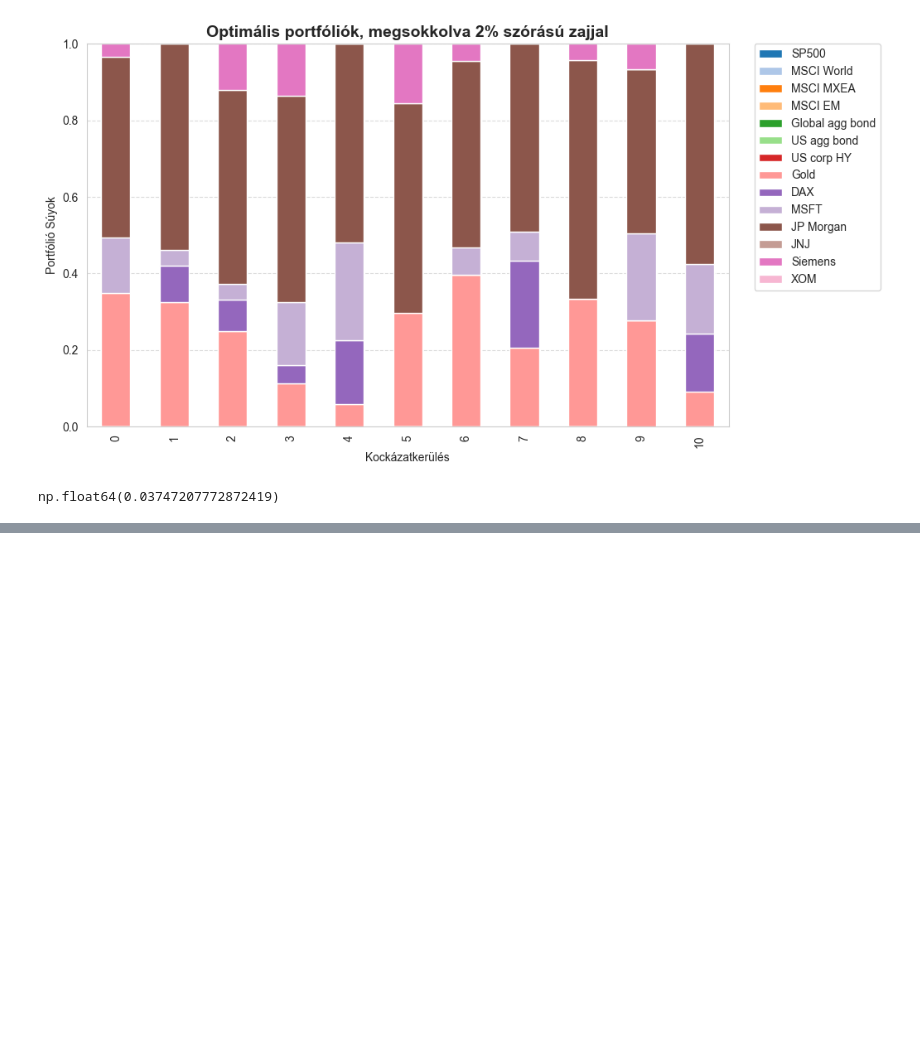
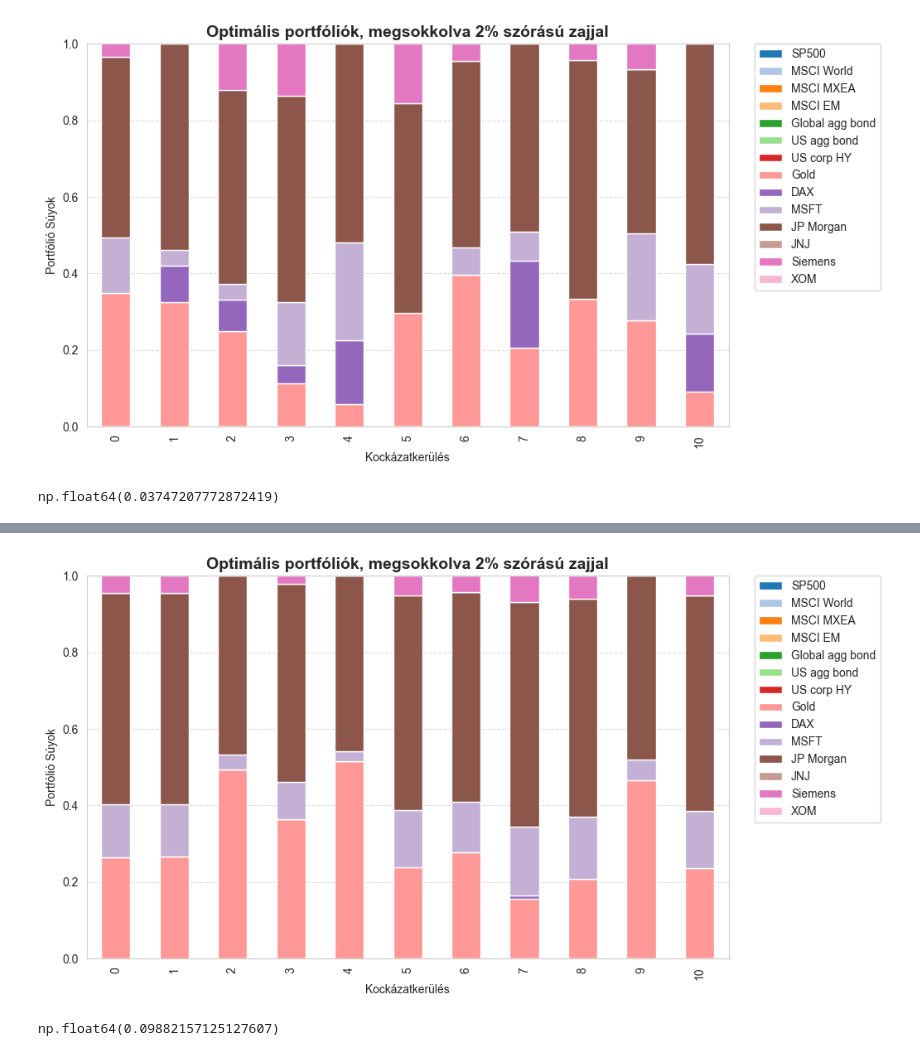
Before and after one commit to gyusza46/master_thesis, a Jupyter notebook: Kodok/mean_variance_optimization.ipynb, the cells around one changed output, grey strips where cells are left out. Cells and saved outputs as stored; diff of their text form; code cells hidden in the pictures; blank space fills up the shorter version.

Commit message:
Updating robustness test

```diff
--- a/Kodok/mean_variance_optimization.ipynb
+++ b/Kodok/mean_variance_optimization.ipynb
@@ -516,0 +519,2 @@ np.float64(0.03747207772872419)
+# %%
+mean_returns = mean_returns_original
@@ -516,0 +539,22 @@ np.float64(0.03747207772872419)
+# %%
+mean_returns_list = []
+
+noise = np.random.normal(loc=0, scale=0.02, size=1000)
+for i in range(1000):
+    dummy = mean_returns.copy()
+    dummy['Gold'] += noise[i]
+    mean_returns_list.append(dummy)
+# %%
+gamma = 5
+optimal_portfolios = pd.DataFrame(columns = list(mean_returns.index) + ['return', 'std'])
+
+for i in range(len(mean_returns_list)):
+    mean_returns = mean_returns_list[i]
+    initial_guess = np.array([1 / num_assets] * num_assets)
+    result = minimize(lambda w: utility_function(w, gamma), initial_guess,
+                      method='SLSQP', bounds=bounds_without_shortselling,
+                      constraints=constraints_weight())
+    optimal_portfolios.loc[i] = list(result.x) + [portfolio_return(result.x), np.sqrt(portfolio_variance(result.x))]
+
+
+optimal_portfolios*100
@@ -516,0 +575,18 @@ np.float64(0.03747207772872419)
+# %%
+selected_portfolios = optimal_portfolios.loc[:10,mean_returns.index]
+
+selected_portfolios.plot(kind="bar", figsize=(10, 6), stacked=True, color = colors)
+
+plt.xlabel("Kockázatkerülés")
+plt.ylabel("Portfólió Súyok")
+plt.title("Optimális portfóliók, megsokkolva 2% szórású zajjal", fontsize = 14, fontweight="bold" )
+plt.legend(bbox_to_anchor=(1.04, 1), borderaxespad=0)
+plt.grid(axis="y", linestyle="--", alpha=0.7)
+plt.show()
+# %% [output]
+[figure, added]
+# %%
+robustness_value = optimal_portfolios['Gold'].std()
+robustness_value
+# %% [output]
+np.float64(0.09882157125127607)
```
Also changed, not shown: parts of 3 cells of this notebook, 7 other files.
